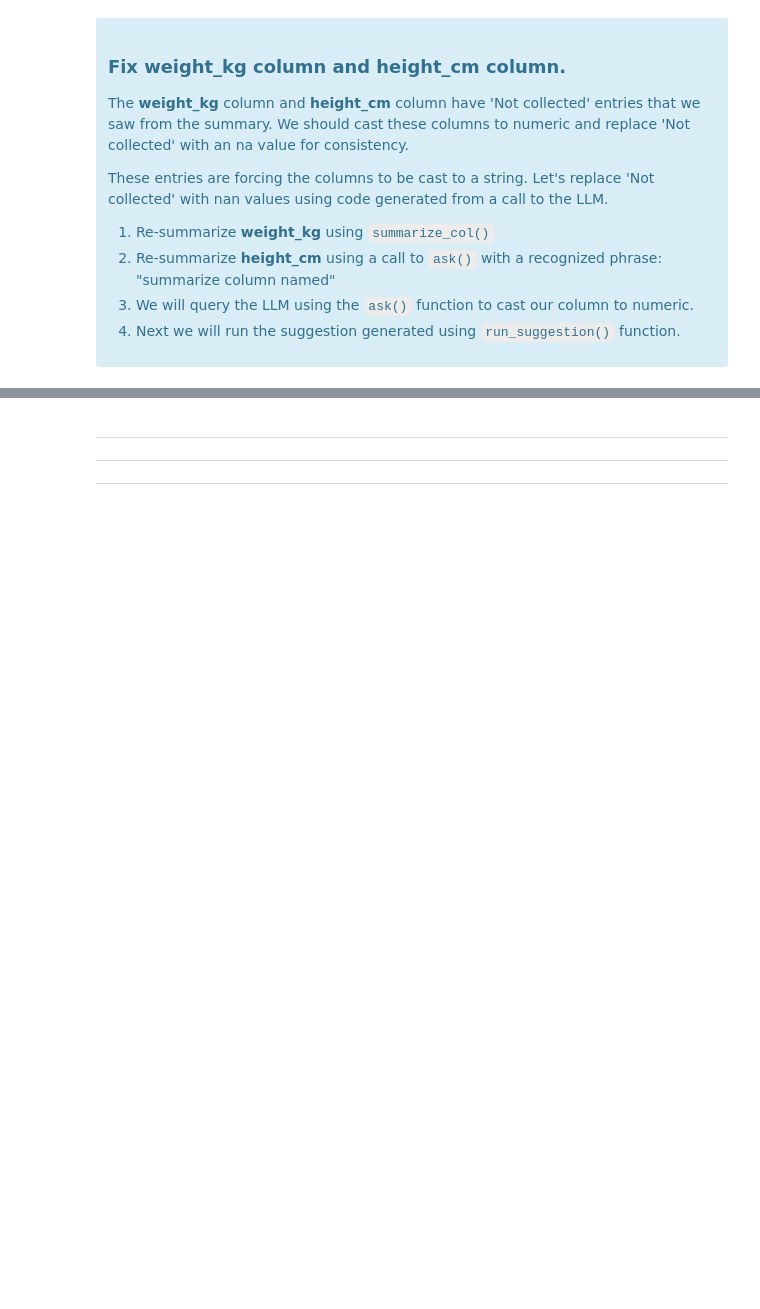
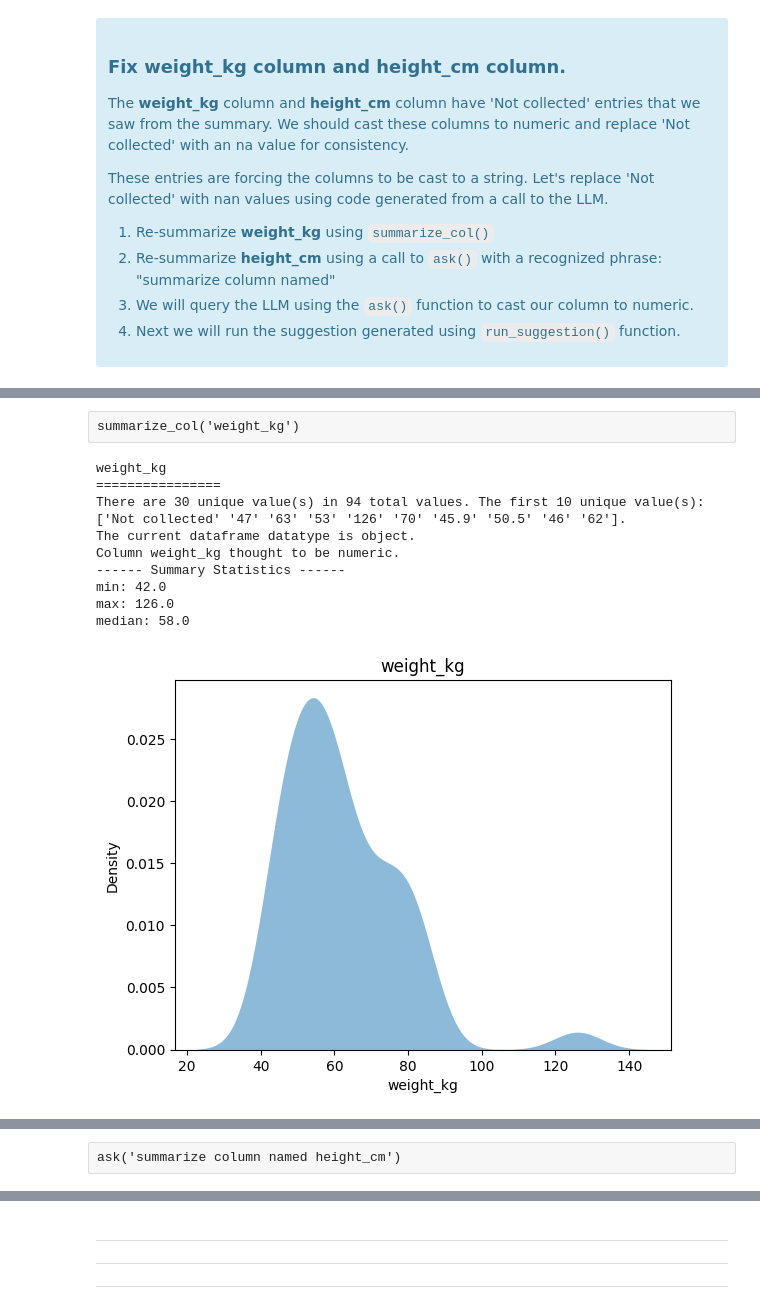
Before and after one commit to dpear/LMNOP, a Jupyter notebook: tutorial/tutorial.ipynb, the cells around one changed output, grey strips where cells are left out. Saved outputs shown, nothing was run; the diff lists cells and outputs as text; code cells hidden in the pictures; blank space fills up the shorter version.

```diff
--- a/tutorial/tutorial.ipynb
+++ b/tutorial/tutorial.ipynb
@@ -161,16 +160,7 @@ def _expand_prompt(user_prompt, df_name, a_df):
 
     df_prompt = f"You are given the '{df_name}' dataframe with columns {list(a_df.columns)}. "
 
-    # end if starts with check prefix--which itself adds a unique set prefix
-    if user_prompt.startswith(g_col_check_prefix):
-        col_name = _remove_known_str(user_prompt, g_col_check_prefix)
-        col_name = col_name.replace(" ", "_")
-        user_prompt = _get_explore_col_prompt(col_name)
-        # user_prompt will now start with g_unique_set_prefix
-
-    if user_prompt.startswith(g_unique_set_prefix):
-        new_prompt = _get_unique_set_prompt(user_prompt, a_df)
-    elif user_prompt.startswith(g_code_prefix):
+    if user_prompt.startswith(g_code_prefix):
         new_prompt = _get_code_prompt(user_prompt)
     else:
         new_prompt = user_prompt
@@ -209,7 +199,7 @@ def _get_unique_set_prompt(user_prompt, a_df):
         return err_msg
 
     col_name = prompt_split[0].replace(g_unique_set_prefix, "").strip()
-    new_prompt = f"For the column named '{col_name}' containing the set of values  {set(a_df[col_name])}, {','.join(prompt_split[1:])}"
+    new_prompt = f"For the column named '{col_name}' containing the set of values {set(a_df[col_name])}, {','.join(prompt_split[1:])}"
     return new_prompt
 
 
@@ -1581,3 +1589,18 @@ summarize_col('weight_kg')
+# %% [raw]
+summarize_col('weight_kg')
+# %%
+summarize_col('weight_kg', {"weight_kg": "numeric"}, df_name='g_working_df', a_df=g_working_df, max_items_shown=None, visualize=True)
+# %% [output]
+weight_kg
+================
+There are 30 unique value(s) in 94 total values. The first 10 unique value(s):['Not collected' '47' '63' '53' '126' '70' '45.9' '50.5' '46' '62'].
+The current dataframe datatype is object.
+Column weight_kg thought to be numeric.
+------ Summary Statistics ------
+min: 42.0
+max: 126.0
+median: 58.0
+[figure, added]
 # %% [markdown]
 #### 2. Re-summarize **height_cm** using a call to `ask()` with a recognized phrase.
 >> There are several recognized phrases that can be either typed into a call to `ask()` or said into a voice recording (more on this later):
@@ -1589,0 +1611,2 @@ ask('summarize column named height_cm')
+# %% [raw]
+ask('summarize column named height_cm')
```
Also changed, not shown: parts of 66 cells of this notebook.
